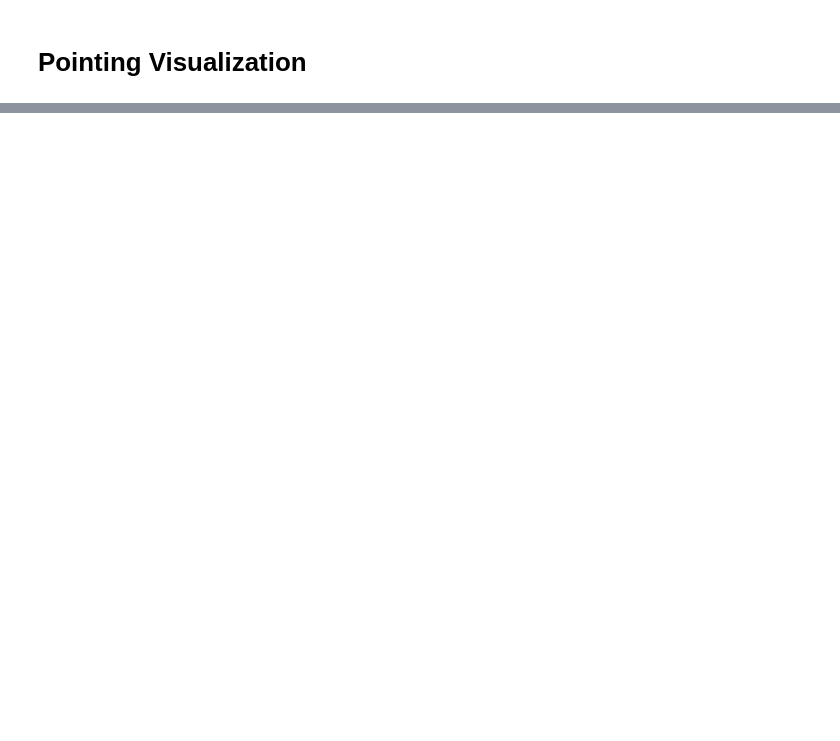
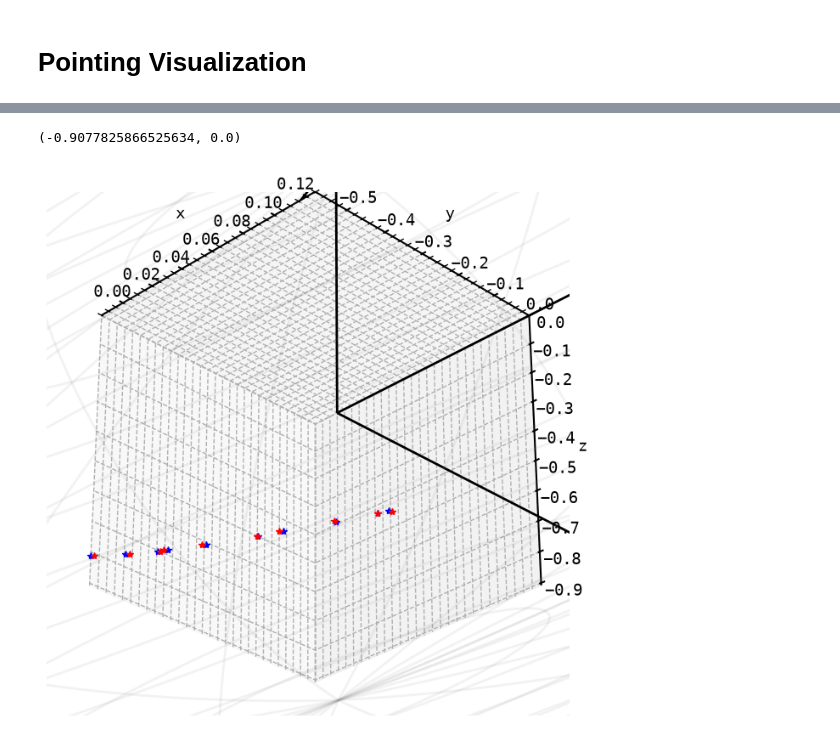
Before and after one commit to henry-e-n/SO_PointingReqs, a Jupyter notebook: toast_tutorial/07_PointingOperators.ipynb, the cells around one changed output, grey strips where cells are left out. Cells and saved outputs as stored; diff of their text form; code cells hidden in the pictures; blank space fills up the shorter version.

```diff
--- a/toast_tutorial/07_PointingOperators.ipynb
+++ b/toast_tutorial/07_PointingOperators.ipynb
@@ -727,0 +746,47 @@ plt.show()
+# %%
+fig = plt.figure(figsize=(8,8))
+ax = fig.add_subplot(111, projection='3d')
+ax.set_box_aspect((1,1,1))
+ax.view_init(elev = -30, azim=-45)
+plot_sphere_grid(ax)
+
+alpha = 3*np.pi/2
+r_q = np.array([np.sin(alpha/2), 0.0, 0.0, np.cos(alpha/2)])
+
+min_x, max_x = 0, 0
+min_y, max_y = 0, 0
+min_z, max_z = 0, 0
+
+for i, q in enumerate(init_boreradec[:1000:100]):
+    # Convert the quaternion to theta phi coordinates
+    theta, phi, _ = qa.to_iso_angles(q)
+    # theta_r, phi_r, _ = qa.to_iso_angles(qa.mult(r_q, q))
+    # Plot the quaternion from theta and phi coordinates
+    x, y, z = plot_from_thetaphi(ax, theta, phi, 'q', color='b', marker='*')
+    # plot_from_thetaphi(ax, theta_r, phi_r, 'q', color='r', marker='*')
+
+    if x < min_x:
+        min_x = x
+    if x > max_x:
+            max_x = x
+    if y < min_y:
+        min_y = y
+    if y > max_y:
+            max_y = y
+    if z < min_z:
+        min_z = z
+    if z > max_z:
+            max_z = z
+
+for i, q in enumerate(jitter_boreradec[:1000:100]):
+    # Convert the quaternion to theta phi coordinates
+    theta, phi, _ = qa.to_iso_angles(q)
+    # Plot the quaternion from theta and phi coordinates
+    x, y, z = plot_from_thetaphi(ax, theta, phi, 'q', color='r', marker='*')
+
+ax.set_xlim3d([min_x, max_x])
+ax.set_ylim3d([min_y, max_y])
+ax.set_zlim3d([min_z, max_z])
+# %% [output]
+(-0.9077825866525634, 0.0)
+[figure, added]
```
Also changed, not shown: parts of 12 cells of this notebook, 29 other files.
